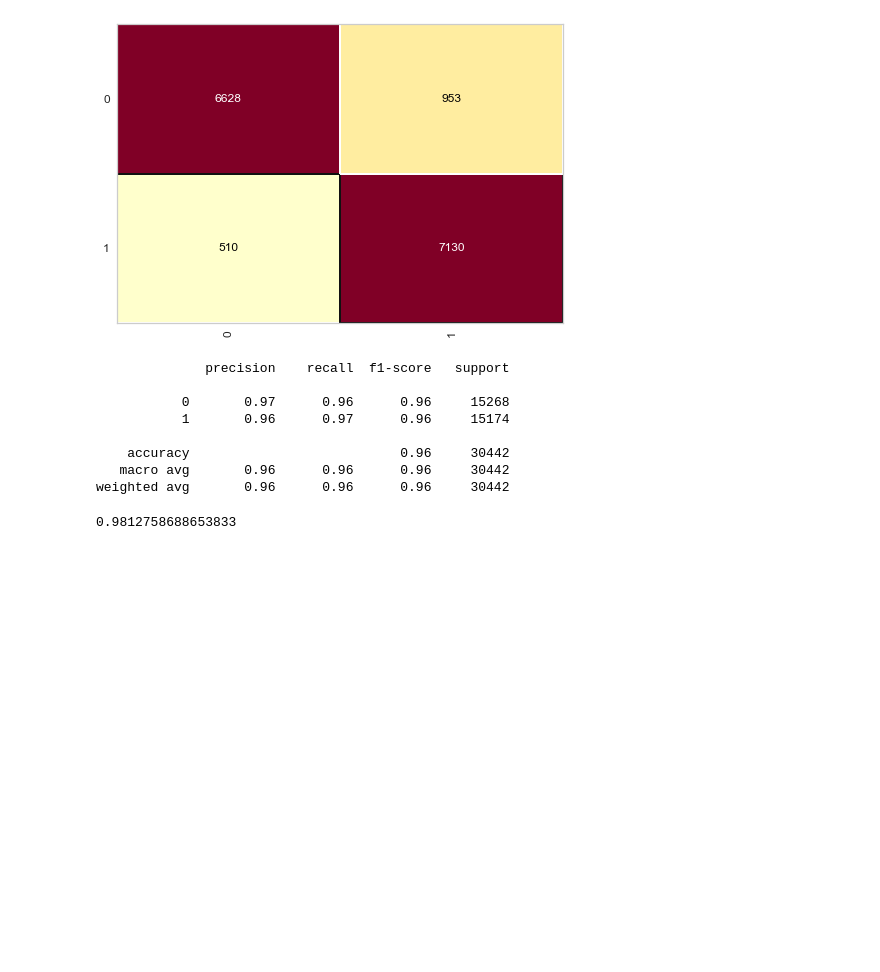
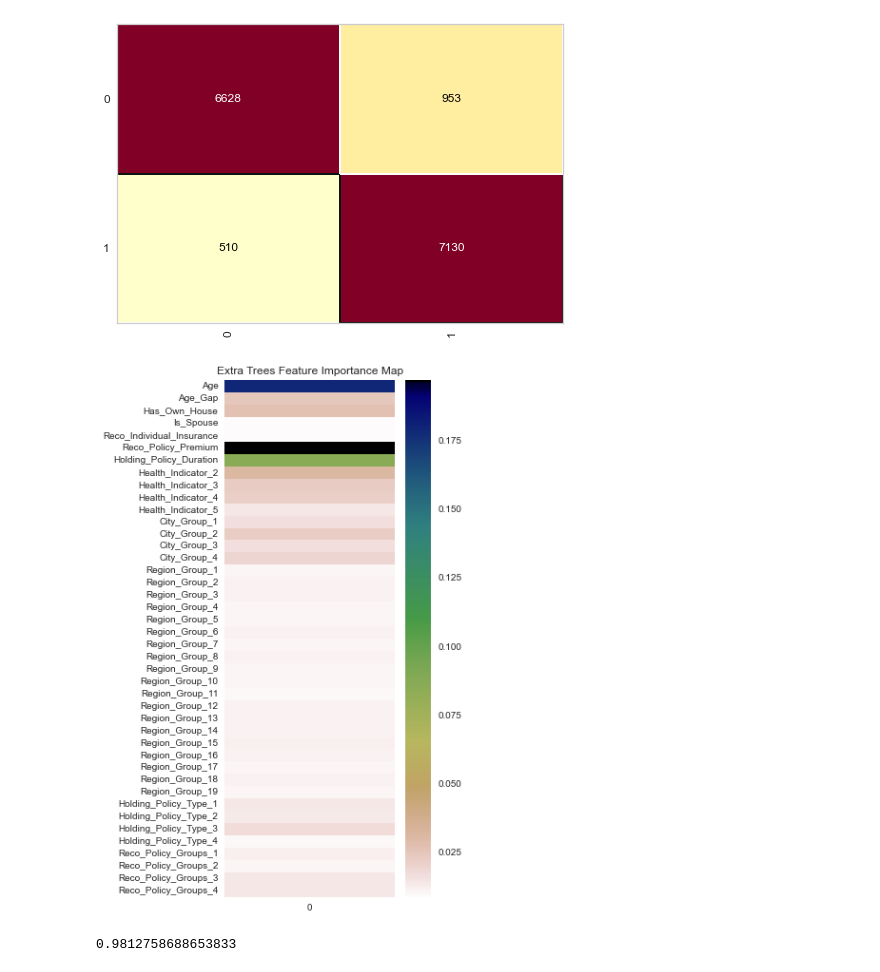
Before and after one commit to o-guilherme/IFSP-Proj-Sem2, a Jupyter notebook: SageMaker Models Training.ipynb, the cells around one changed output. Drawn from its saved outputs; the diff is of its cells as text; code cells hidden in the pictures; blank space fills up the shorter version.

```diff
--- a/SageMaker Models Training.ipynb
+++ b/SageMaker Models Training.ipynb
@@ -594,14 +591,3 @@ cm.score(X_test, y_test)
 # %% [output]
 0.9038827935089678
 [figure]
-# %%
-print(classification_report(y_test, y_pred))
-# %% [output]
-              precision    recall  f1-score   support
-
-           0       0.97      0.96      0.96     15268
-           1       0.96      0.97      0.96     15174
-
-    accuracy                           0.96     30442
-   macro avg       0.96      0.96      0.96     30442
-weighted avg       0.96      0.96      0.96     30442
@@ -615,3 +594,10 @@ plt.ylabel('True Positive rate')
+# %%
+feature_imp = pd.DataFrame(best_extra_trees.feature_importances_, index = X.columns)
+# %%
+plt.figure(figsize = (4,10))
+sns.heatmap(feature_imp, annot=False, cmap='gist_earth_r').set(title='Extra Trees Feature Importance Map');
+# %% [output]
+[figure, added]
 # %%
 best_forest = RandomForestClassifier(max_depth=50, n_estimators=1000, n_jobs=-1,
                        oob_score=True)
```
Also changed, not shown: parts of 2 cells of this notebook.
